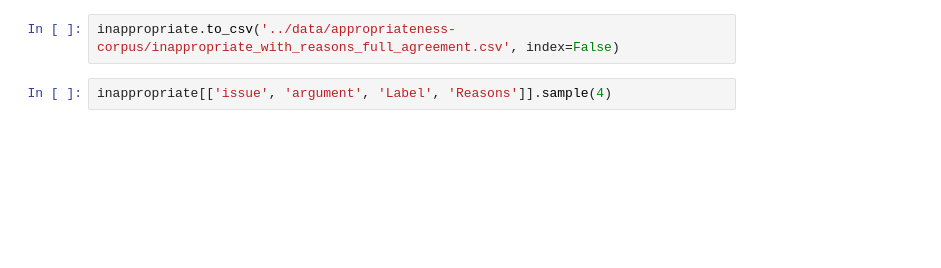
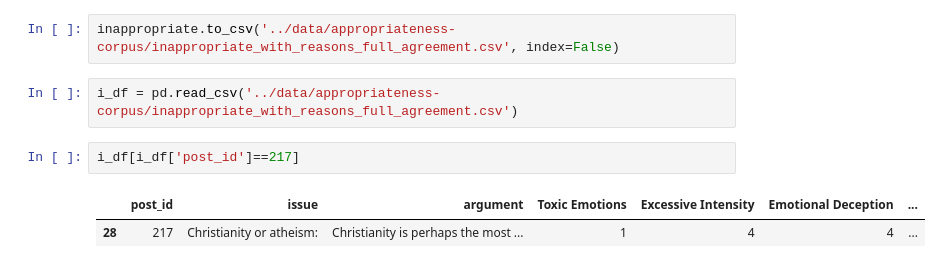
Before and after one commit to shahbazsyed/oasis-demo, a Jupyter notebook: notebooks/corpus-exploration.ipynb, the cells around one changed output. Cells and saved outputs as stored; diff of their text form; blank space fills up the shorter version.

Commit message:
corpus exploration

```diff
--- a/notebooks/corpus-exploration.ipynb
+++ b/notebooks/corpus-exploration.ipynb
@@ -35,4 +121,9 @@ inappropriate.count()
 # %%
 inappropriate.to_csv('../data/appropriateness-corpus/inappropriate_with_reasons_full_agreement.csv', index=False)
-# %%
-inappropriate[['issue', 'argument', 'Label', 'Reasons']].sample(4)
+# %%
+i_df = pd.read_csv('../data/appropriateness-corpus/inappropriate_with_reasons_full_agreement.csv')
+# %%
+i_df[i_df['post_id']==217]
+# %% [output]
+|  | post_id | issue | argument | Toxic Emotions | Excessive Intensity | Emotional Deception | ... |
+| 28 | 217 | Christianity or atheism: | Christianity is perhaps the most ... | 1 | 4 | 4 | ... |
```
Also changed, not shown: parts of 8 cells of this notebook, 1 other file.
